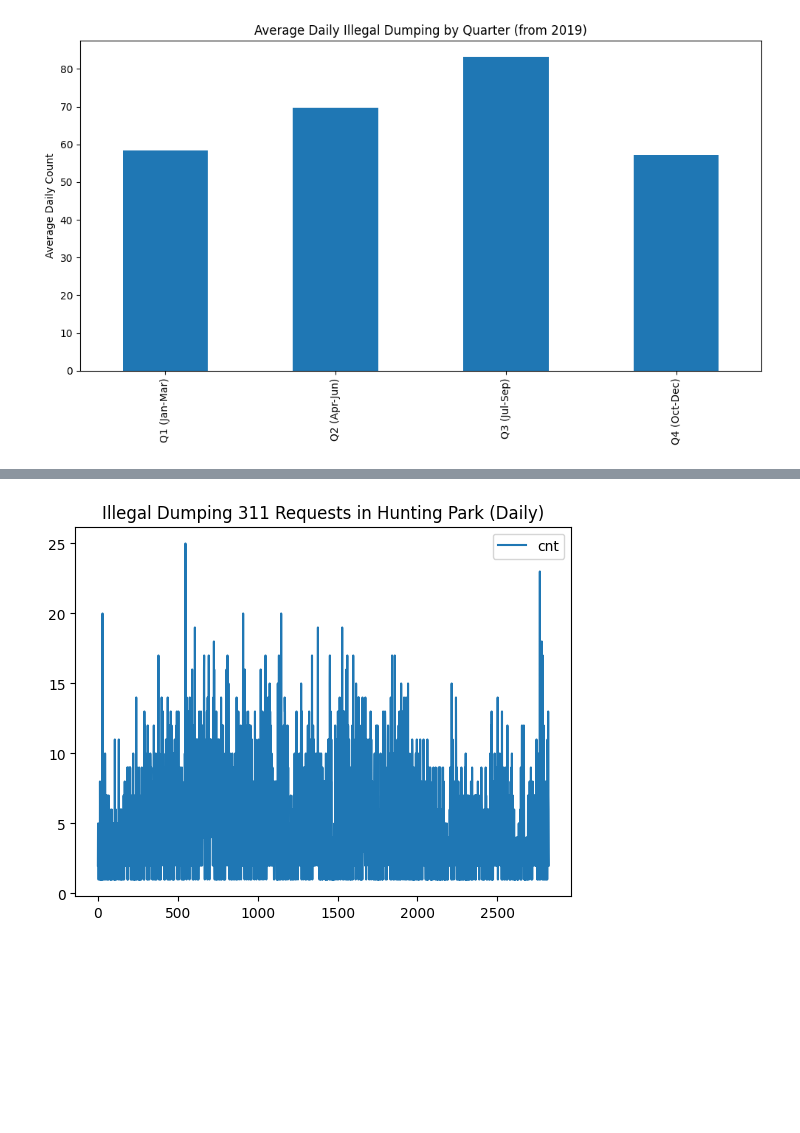
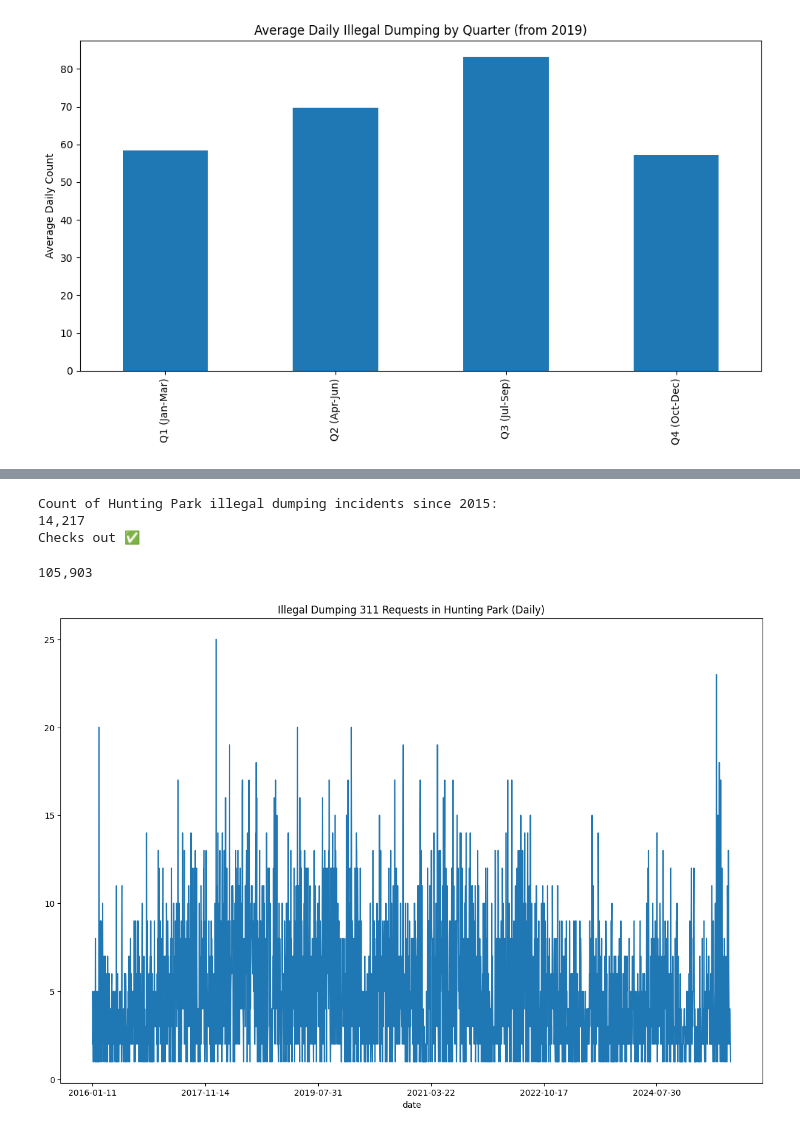
Before and after one commit to ramarh1/philly-illegal-dumping-forecast, a Jupyter notebook: notebooks/01_eda.ipynb, the cells around one changed output, grey strips where cells are left out. Cells and saved outputs as stored; diff of their text form; code cells hidden in the pictures; blank space fills up the shorter version.

```diff
--- a/notebooks/01_eda.ipynb
+++ b/notebooks/01_eda.ipynb
@@ -209,0 +234,4 @@ filtered_df_with_zcta["date"] = filtered_df_with_zcta["day"].dt.strftime("%Y-%m-
+# %%
+filtered_df_with_zcta.rename(columns={'ZCTA5CE20': 'zip_code'}, inplace=True)
+# %%
+filtered_df_with_zcta['zip_code'] = filtered_df_with_zcta['zip_code'].astype(str).apply(lambda x: x.replace('.0',''))
@@ -209,0 +278,4 @@ filtered_df_with_zcta["date"] = filtered_df_with_zcta["day"].dt.strftime("%Y-%m-
+# %%
+filtered_df_with_zcta['freq'] = (
+    filtered_df_with_zcta.groupby('date')['date'].transform('count')
+)
@@ -210,8 +298,23 @@ filtered_df_with_zcta["date"] = filtered_df_with_zcta["day"].dt.strftime("%Y-%m-
+# %%
+print('Count of Hunting Park illegal dumping incidents since 2015:')
+print(f"{filtered_df_with_zcta['freq'].count():,}")
+print("Checks out ✅")
+# %% [output]
+Count of Hunting Park illegal dumping incidents since 2015:
+14,217
+Checks out ✅
+# %%
+print(f"{filtered_df_with_zcta['freq'].sum():,}")
+# %% [output]
+105,903
 # %%
-# ts_hp = (filtered_df_with_zcta.set_index('date')['freq']
-#         .asfreq('D', fill_value=0))
+ts_hp = (
+    filtered_df_with_zcta
+    .groupby('date').size()        # count rows per date
+)
 # %%
+plt.figure(figsize=(15,10))
 ts_hp.plot(title='Illegal Dumping 311 Requests in Hunting Park (Daily)')
 plt.show()
 # %% [output]
-[figure, old version]
+[figure, new version]
```
Also changed, not shown: parts of 11 cells of this notebook, 3 other files.
